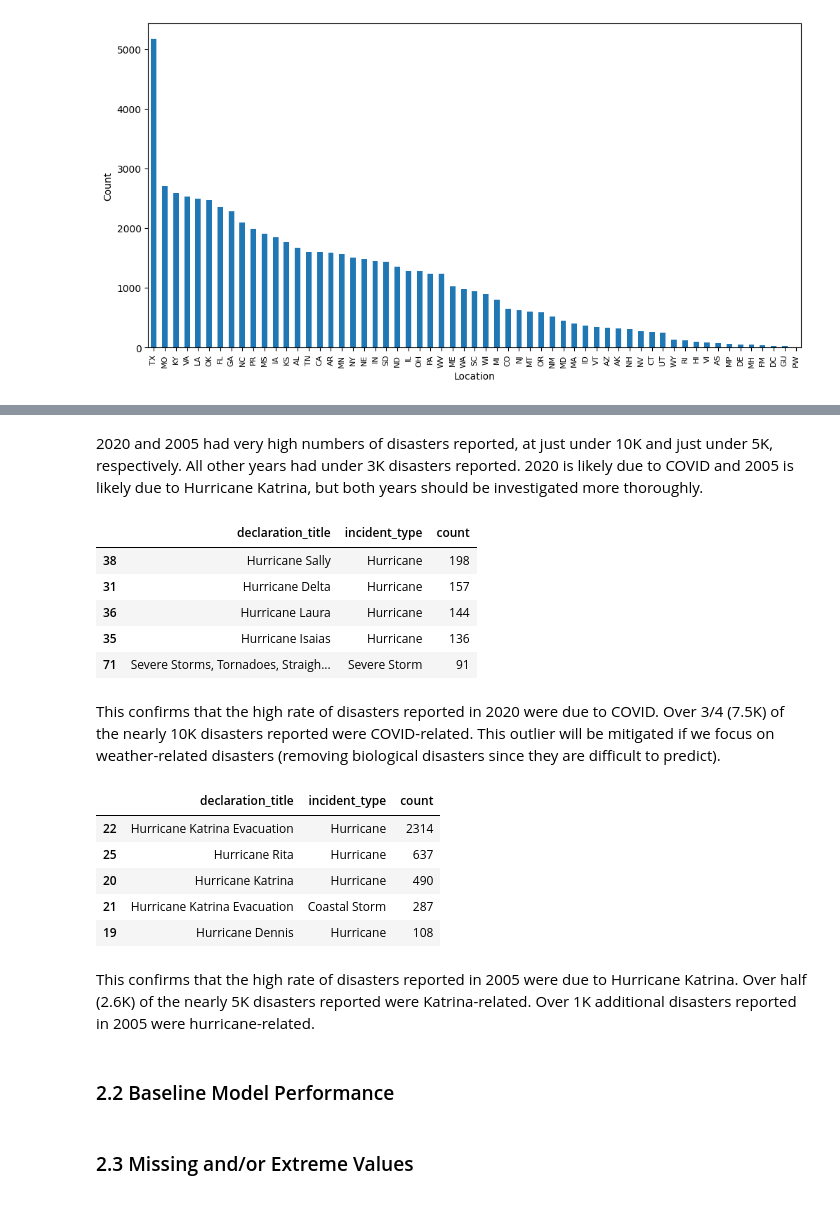
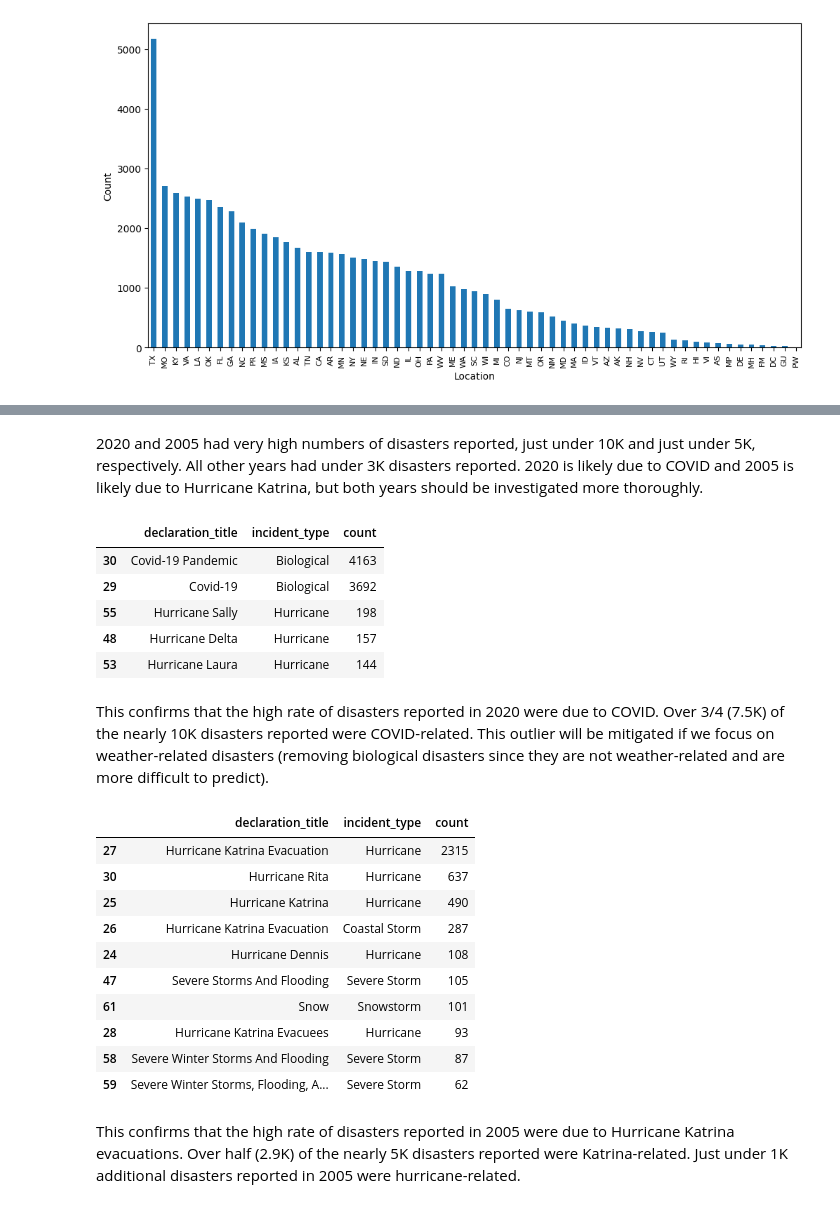
Before and after one commit to helloklow/natural_disasters, a Jupyter notebook: notebooks/low_solution.ipynb, the cells around one changed output, grey strips where cells are left out. Saved outputs shown, nothing was run; the diff lists cells and outputs as text; code cells hidden in the pictures.

```diff
--- a/notebooks/low_solution.ipynb
+++ b/notebooks/low_solution.ipynb
@@ -323,10 +286,10 @@ TX reports a significantly higher number of disasters than any other location. C
 # %%
 # Examine the number of disasters annually
 
-# Add column with 'declaration_date' obj converted to 'declaration_dtm' datetime
-df['declaration_dtm']=pd.to_datetime(clean_df['declaration_date'], format='%Y-%m-%dT%H:%M:%SZ')
+# Add column 'declaration_dtm' to convert 'declaration_date' obj to datetime
+df['declaration_dtm']=pd.to_datetime(df['declaration_date'], format='%Y-%m-%dT%H:%M:%SZ')
 
-# Create 'year' column to filter year from 'declaration_dtm'
+# Add 'year' column to filter year from 'declaration_dtm'
 df['year']=pd.to_datetime(df['declaration_dtm'], format='%Y').dt.year
 
 disaster_yr=df['year'].unique()
@@ -376,5 +339,5 @@ plt.show()
 # %% [markdown]
-2020 and 2005 had very high numbers of disasters reported, at just under 10K and just under 5K, respectively. All other years had under 3K disasters reported. 2020 is likely due to COVID and 2005 is likely due to Hurricane Katrina, but both years should be investigated more thoroughly.
+2020 and 2005 had very high numbers of disasters reported, just under 10K and just under 5K, respectively. All other years had under 3K disasters reported. 2020 is likely due to COVID and 2005 is likely due to Hurricane Katrina, but both years should be investigated more thoroughly.
 # %%
 # Examine 2020
 
@@ -387,33 +350,34 @@ yr_2020=yr_2020.groupby(['declaration_title', 'incident_type']).size().reset_ind
 yr_2020.head()
 # %% [output]
 |  | declaration_title | incident_type | count |
-| 38 | Hurricane Sally | Hurricane | 198 |
-| 31 | Hurricane Delta | Hurricane | 157 |
-| 36 | Hurricane Laura | Hurricane | 144 |
-| 35 | Hurricane Isaias | Hurricane | 136 |
-| 71 | Severe Storms, Tornadoes, Straigh... | Severe Storm | 91 |
+| 30 | Covid-19 Pandemic | Biological | 4163 |
+| 29 | Covid-19 | Biological | 3692 |
+| 55 | Hurricane Sally | Hurricane | 198 |
+| 48 | Hurricane Delta | Hurricane | 157 |
+| 53 | Hurricane Laura | Hurricane | 144 |
 # %% [markdown]
-This confirms that the high rate of disasters reported in 2020 were due to COVID. Over 3/4 (7.5K) of the nearly 10K disasters reported were COVID-related. This outlier will be mitigated if we focus on weather-related disasters (removing biological disasters since they are difficult to predict).
+This confirms that the high rate of disasters reported in 2020 were due to COVID. Over 3/4 (7.5K) of the nearly 10K disasters reported were COVID-related. This outlier will be mitigated if we focus on weather-related disasters (removing biological disasters since they are not weather-related and are more difficult to predict).
 # %%
 # Examine 2005
 
 # Set year to 2005
 yr_2005=df[df['declaration_dtm'].dt.strftime('%Y')=='2005']
 
 # Group by 'declaration_title' and count occurrences
 yr_2005=yr_2005.groupby(['declaration_title', 'incident_type']).size().reset_index(name='count').sort_values(by=['count'], ascending=False)
 
-yr_2005.head()
+yr_2005.head(10)
 # %% [output]
 |  | declaration_title | incident_type | count |
-| 22 | Hurricane Katrina Evacuation | Hurricane | 2314 |
-| 25 | Hurricane Rita | Hurricane | 637 |
-| 20 | Hurricane Katrina | Hurricane | 490 |
-| 21 | Hurricane Katrina Evacuation | Coastal Storm | 287 |
-| 19 | Hurricane Dennis | Hurricane | 108 |
+| 27 | Hurricane Katrina Evacuation | Hurricane | 2315 |
+| 30 | Hurricane Rita | Hurricane | 637 |
+| 25 | Hurricane Katrina | Hurricane | 490 |
+| 26 | Hurricane Katrina Evacuation | Coastal Storm | 287 |
+| 24 | Hurricane Dennis | Hurricane | 108 |
+| 47 | Severe Storms And Flooding | Severe Storm | 105 |
+| 61 | Snow | Snowstorm | 101 |
+| 28 | Hurricane Katrina Evacuees | Hurricane | 93 |
+| 58 | Severe Winter Storms And Flooding | Severe Storm | 87 |
+| 59 | Severe Winter Storms, Flooding, A... | Severe Storm | 62 |
 # %% [markdown]
-This confirms that the high rate of disasters reported in 2005 were due to Hurricane Katrina. Over half (2.6K) of the nearly 5K disasters reported were Katrina-related. Over 1K additional disasters reported in 2005 were hurricane-related.
+This confirms that the high rate of disasters reported in 2005 were due to Hurricane Katrina evacuations. Over half (2.9K) of the nearly 5K disasters reported were Katrina-related. Just under 1K additional disasters reported in 2005 were hurricane-related.
-# %% [markdown]
-### 2.2 Baseline Model Performance
-# %% [markdown]
-### 2.3 Missing and/or Extreme Values
```
Also changed, not shown: parts of 26 cells of this notebook.
